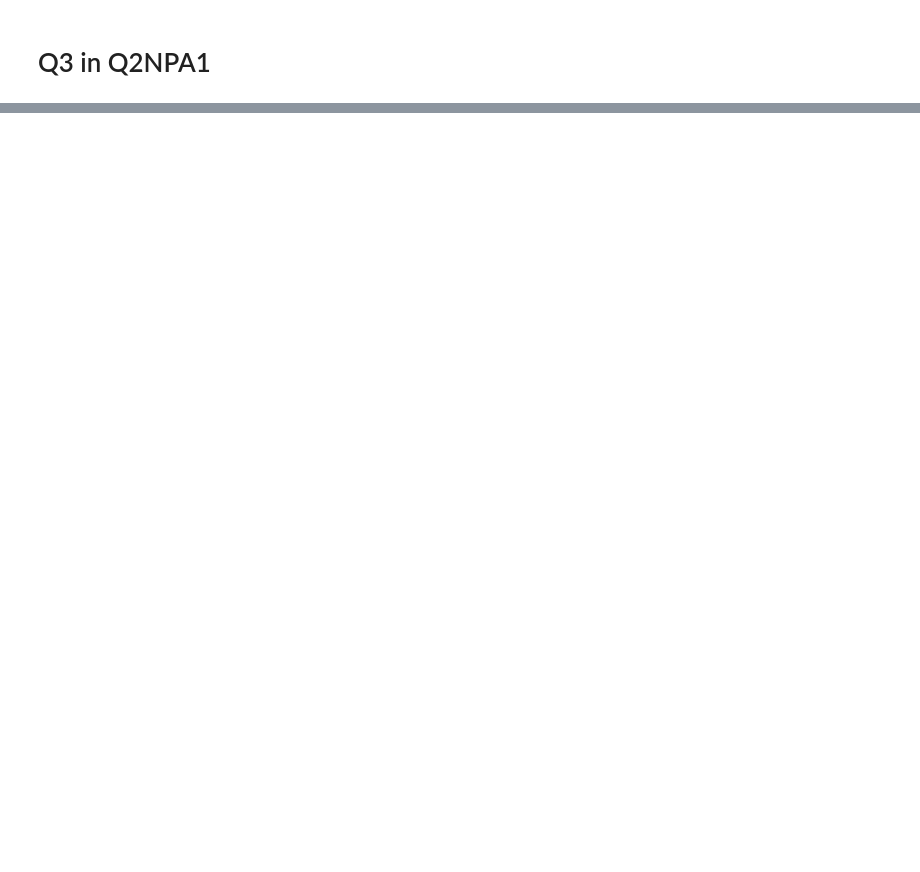
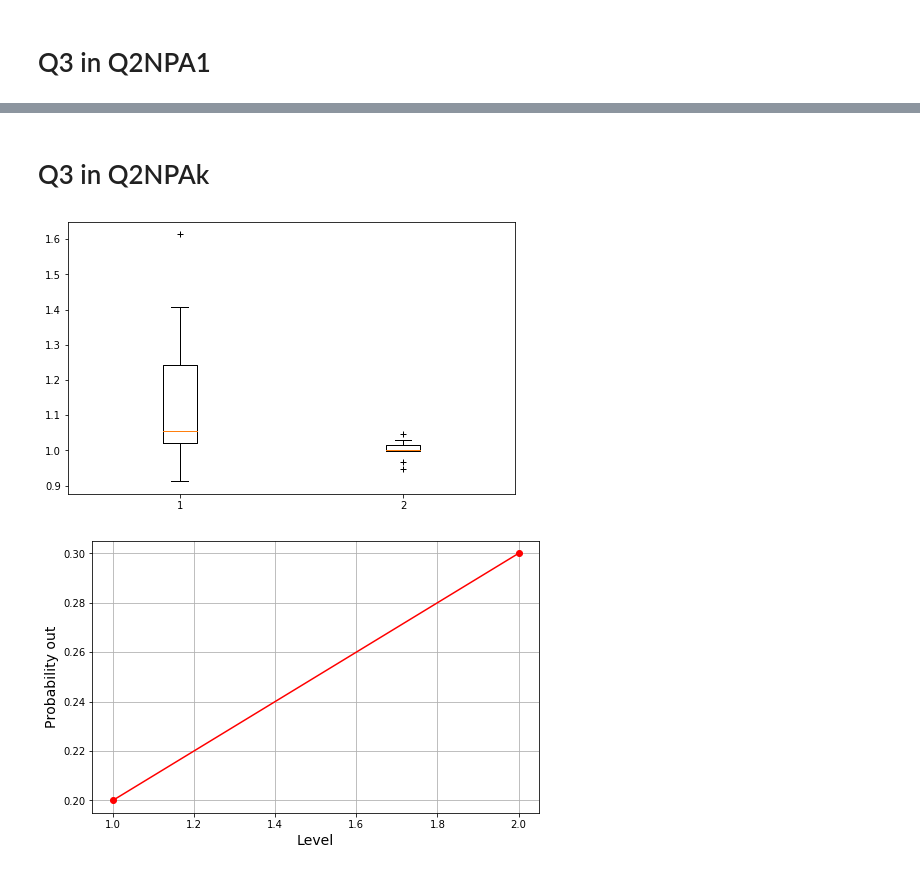
Before and after one commit to adelshb/Bounding-the-dimension-of-quantum-systems-with-sequential-measurements, a Jupyter notebook: Probability_Set_Geometry.ipynb, the cells around one changed output, grey strips where cells are left out. Cells and saved outputs as stored; diff of their text form; code cells hidden in the pictures; blank space fills up the shorter version.

```diff
--- a/Probability_Set_Geometry.ipynb
+++ b/Probability_Set_Geometry.ipynb
@@ -74,0 +65,31 @@ Probability out:  0.37750511247443763
+# %% [markdown]
+# Q3 in Q2NPAk
+# %%
+level_max = 2
+data_samp = 20
+batch_size = 100
+
+eta3 = []
+for k in range(1,level_max+1):
+    __, eta3k_temp = visibility(batch_size=batch_size*k, level=k)
+    eta3.append(eta3k_temp)
+
+fig, ax = plt.subplots(figsize=(8,5))
+bp = ax.boxplot(eta3, sym='k+')
+
+prob_out = []
+
+for eta in eta3:
+    eta3_in = [i for i in eta if i>=0.9999]
+    eta3_out = [i for i in eta if i<0.9999]
+    prob_out.append(len(eta3_out)/len(eta))
+
+fig = plt.subplots(figsize=(8,5))
+plt.plot(range(1,level_max+1), prob_out, color='red', marker='o')
+plt.xlabel('Level', fontsize=14)
+plt.ylabel('Probability out', fontsize=14)
+plt.grid(True)
+plt.show()
+# %% [output]
+[figure, added]
+[figure, added]
```
Also changed, not shown: parts of 3 cells of this notebook, 3 other files.
